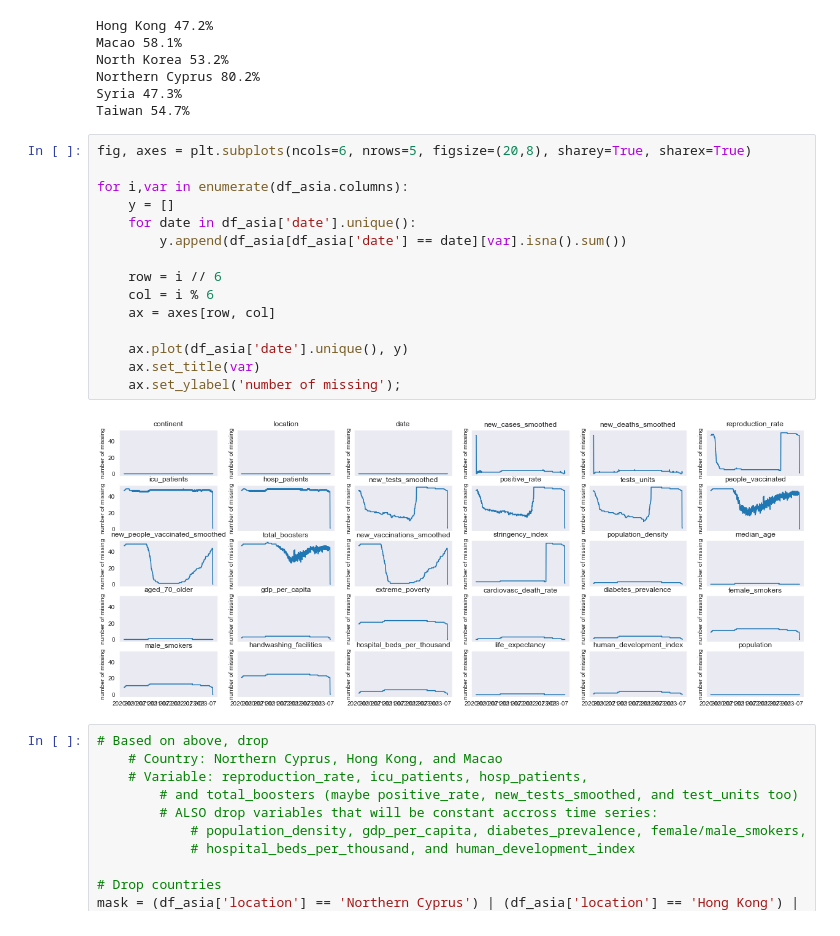
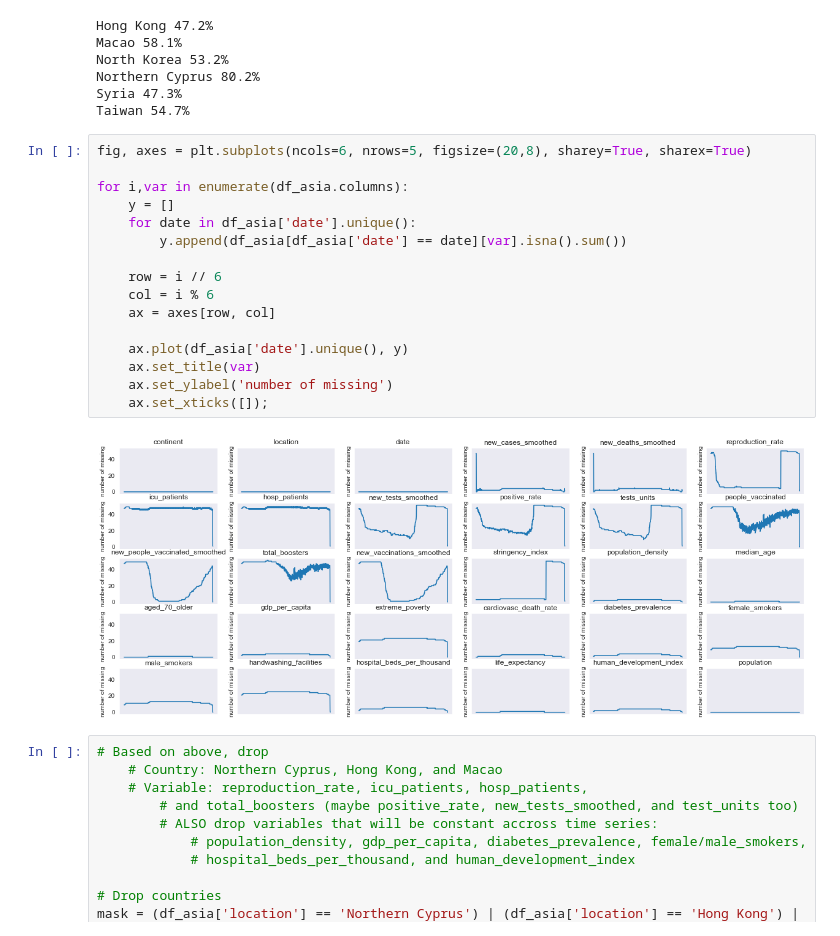
Before and after one commit to Bella3s/Covid-19-Time-Series-Modeling, a Jupyter notebook: index.ipynb, the cells around one changed output. Drawn from its saved outputs; the diff is of its cells as text.

```diff
--- a/index.ipynb
+++ b/index.ipynb
@@ -371,20 +371,21 @@ Taiwan 54.7%
 # %%
 fig, axes = plt.subplots(ncols=6, nrows=5, figsize=(20,8), sharey=True, sharex=True)
 
 for i,var in enumerate(df_asia.columns):
     y = []
     for date in df_asia['date'].unique():
         y.append(df_asia[df_asia['date'] == date][var].isna().sum())
 
     row = i // 6
     col = i % 6
     ax = axes[row, col]
 
     ax.plot(df_asia['date'].unique(), y)
     ax.set_title(var)
-    ax.set_ylabel('number of missing');
+    ax.set_ylabel('number of missing')
+    ax.set_xticks([]);
 # %% [output]
-[figure, old version]
+[figure, new version]
 # %%
 # Based on above, drop
     # Country: Northern Cyprus, Hong Kong, and Macao
```
Also changed, not shown: parts of 45 cells of this notebook.
